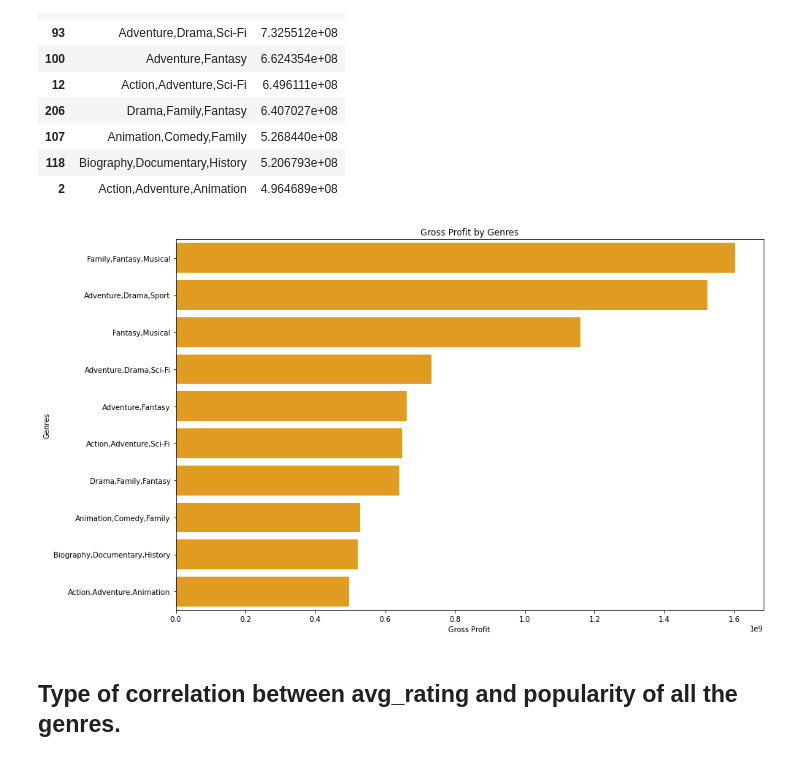
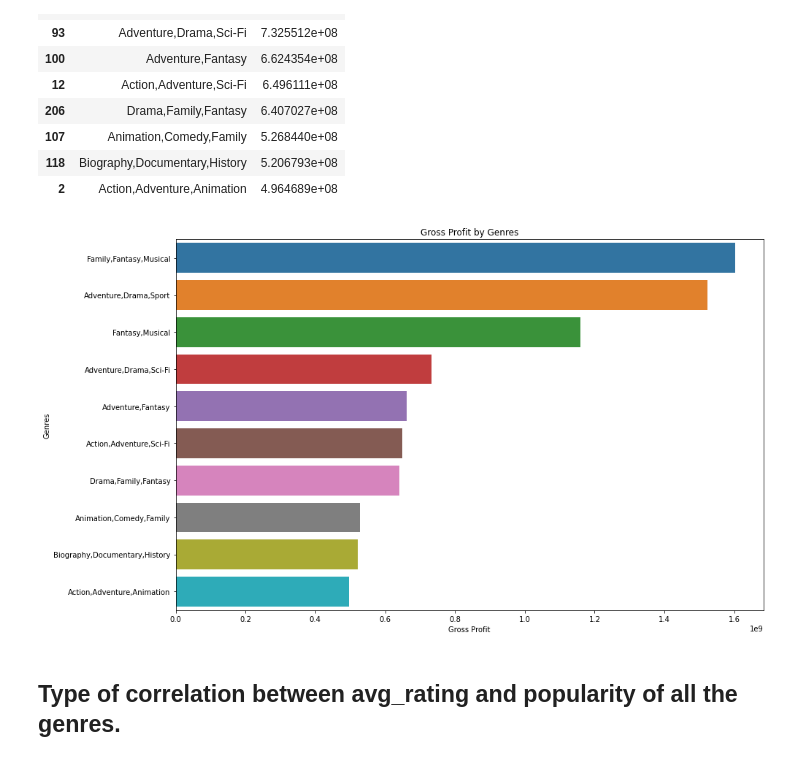
Before and after one commit to Pupity/dsc-phase-1-project, a Jupyter notebook: index.ipynb, the cells around one changed output. Drawn from its saved outputs; the diff is of its cells as text; code cells hidden in the pictures.

Commit message:
updated graph

```diff
--- a/index.ipynb
+++ b/index.ipynb
@@ -452,22 +452,22 @@ most_profitable_genres
 # %%
 # Plot a barplot for the most profitable genres in the film industry
 
 # Set the size of the plot
 plt.figure(figsize=(14, 8))
 
 # Create a horizontal bar plot using seaborn
-sns.barplot(x='gross_profit', y='genres', data=most_profitable_genres, color='orange')
+sns.barplot(x='gross_profit', y='genres', data=most_profitable_genres, ci = None)
 
 # Set plot title and labels
 plt.title('Gross Profit by Genres')
 plt.xlabel('Gross Profit')
 plt.ylabel('Genres')
 
 # Show the plot
 plt.tight_layout()
 plt.show();
 # %% [output]
-[figure, old version]
+[figure, new version]
 # %% [markdown]
 ## Type of correlation between avg_rating and popularity of all the genres.
 # %%
```
